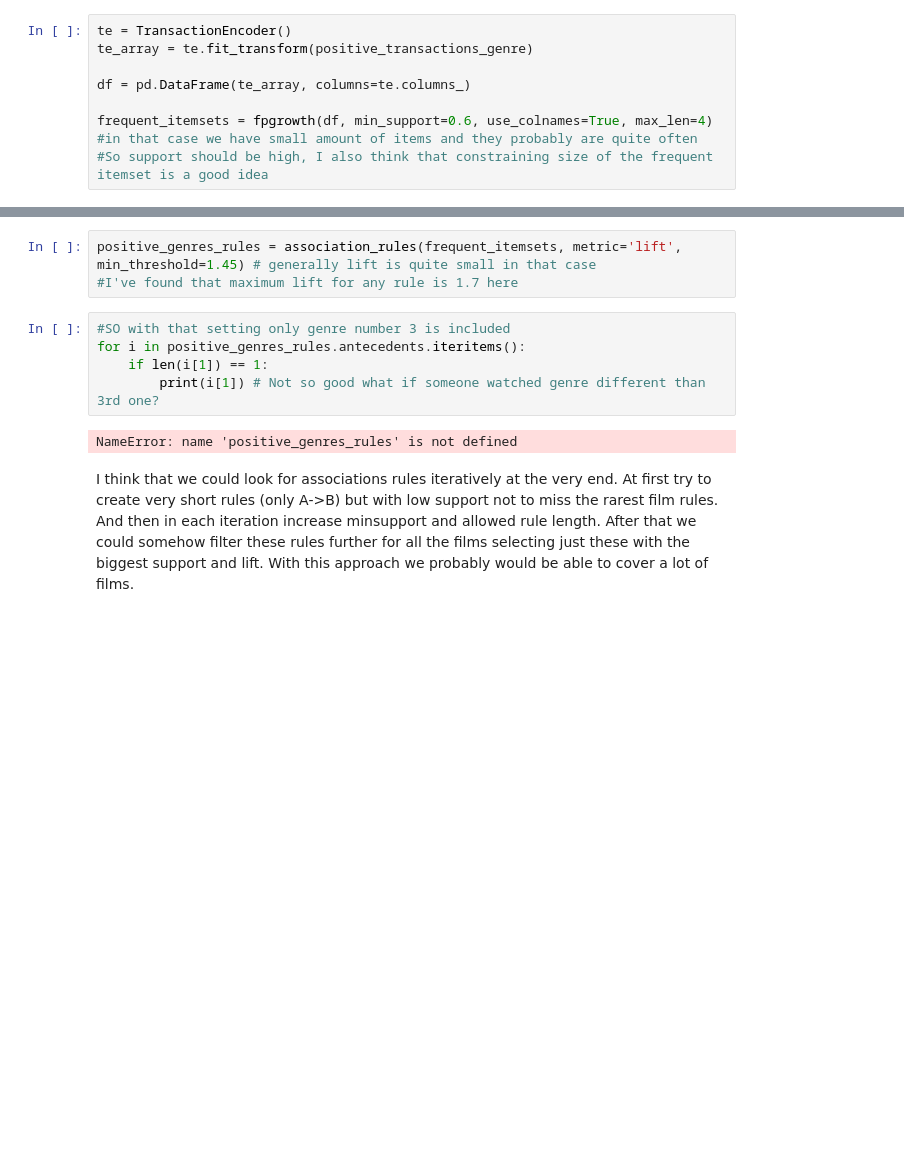
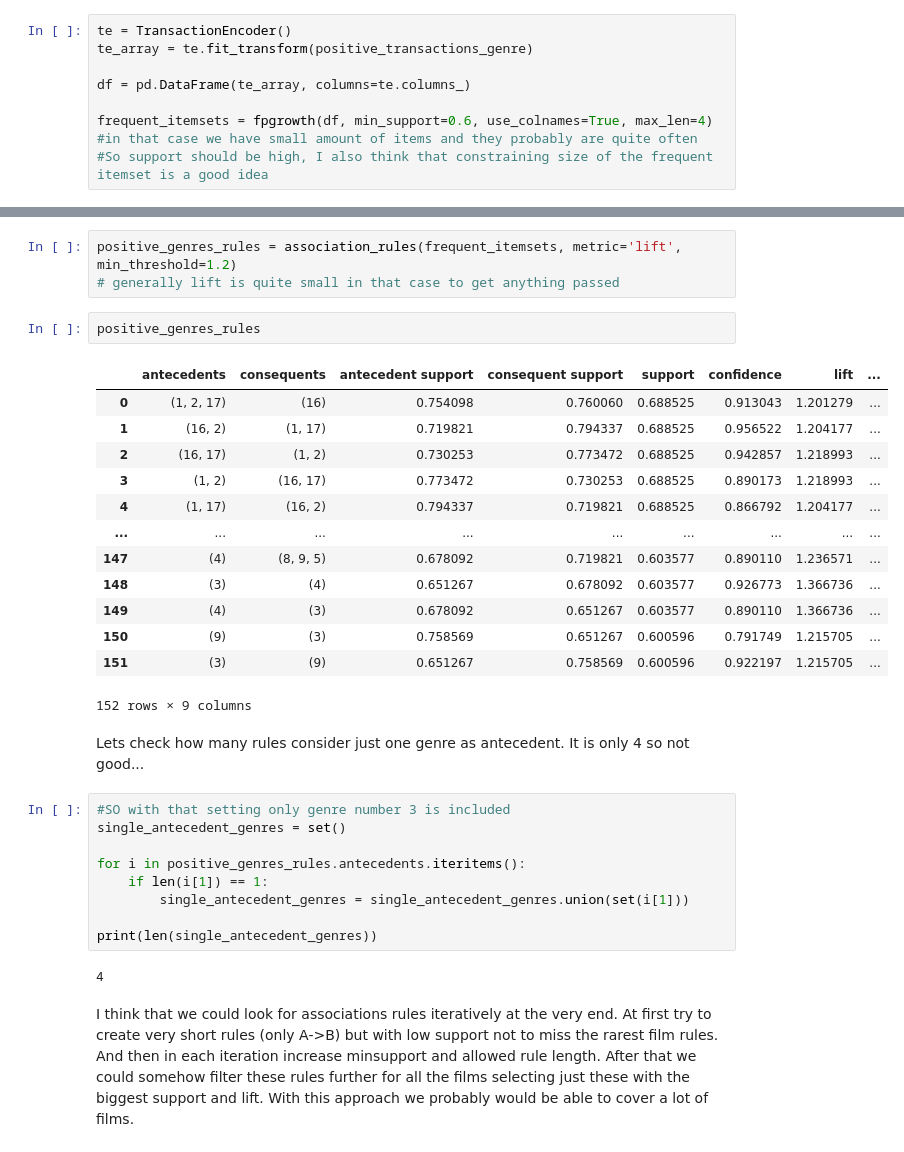
Before and after one commit to SebChw/Data-Mining, a Jupyter notebook: movies_recommender.ipynb, the cells around one changed output, grey strips where cells are left out. Cells and saved outputs as stored; diff of their text form; blank space fills up the shorter version.

```diff
--- a/movies_recommender.ipynb
+++ b/movies_recommender.ipynb
@@ -279,13 +301,35 @@ frequent_itemsets = fpgrowth(df, min_support=0.6, use_colnames=True, max_len=4)
 # %%
-positive_genres_rules = association_rules(frequent_itemsets, metric='lift', min_threshold=1.45) # generally lift is quite small in that case
-#I've found that maximum lift for any rule is 1.7 here
+positive_genres_rules = association_rules(frequent_itemsets, metric='lift', min_threshold=1.2)
+# generally lift is quite small in that case to get anything passed
+# %%
+positive_genres_rules
+# %% [output]
+|  | antecedents | consequents | antecedent support | consequent support | support | confidence | lift | ... |
+| 0 | (1, 2, 17) | (16) | 0.754098 | 0.760060 | 0.688525 | 0.913043 | 1.201279 | ... |
+| 1 | (16, 2) | (1, 17) | 0.719821 | 0.794337 | 0.688525 | 0.956522 | 1.204177 | ... |
+| 2 | (16, 17) | (1, 2) | 0.730253 | 0.773472 | 0.688525 | 0.942857 | 1.218993 | ... |
+| 3 | (1, 2) | (16, 17) | 0.773472 | 0.730253 | 0.688525 | 0.890173 | 1.218993 | ... |
+| 4 | (1, 17) | (16, 2) | 0.794337 | 0.719821 | 0.688525 | 0.866792 | 1.204177 | ... |
+| ... | ... | ... | ... | ... | ... | ... | ... | ... |
+| 147 | (4) | (8, 9, 5) | 0.678092 | 0.719821 | 0.603577 | 0.890110 | 1.236571 | ... |
+| 148 | (3) | (4) | 0.651267 | 0.678092 | 0.603577 | 0.926773 | 1.366736 | ... |
+| 149 | (4) | (3) | 0.678092 | 0.651267 | 0.603577 | 0.890110 | 1.366736 | ... |
+| 150 | (9) | (3) | 0.758569 | 0.651267 | 0.600596 | 0.791749 | 1.215705 | ... |
+| 151 | (3) | (9) | 0.651267 | 0.758569 | 0.600596 | 0.922197 | 1.215705 | ... |
+152 rows × 9 columns
+# %% [markdown]
+Lets check how many rules consider just one genre as antecedent. It is only 4 so not good...
 # %%
 #SO with that setting only genre number 3 is included
+single_antecedent_genres = set()
+
 for i in positive_genres_rules.antecedents.iteritems():
     if len(i[1]) == 1:
-        print(i[1]) # Not so good what if someone watched genre different than 3rd one?
+        single_antecedent_genres = single_antecedent_genres.union(set(i[1]))
+
+print(len(single_antecedent_genres))
 # %% [output]
-NameError: name 'positive_genres_rules' is not defined
+4
 # %% [markdown]
 I think that we could look for associations rules iteratively at the very end. At first try to create very short rules (only A->B) but with low support not to miss the rarest film rules. And then in each iteration increase minsupport and allowed rule length. After that we could somehow filter these rules further for all the films selecting just these with the biggest support and lift. With this approach we probably would be able to cover a lot of films.
 # %% [markdown]
```
Also changed, not shown: parts of 38 cells of this notebook.
